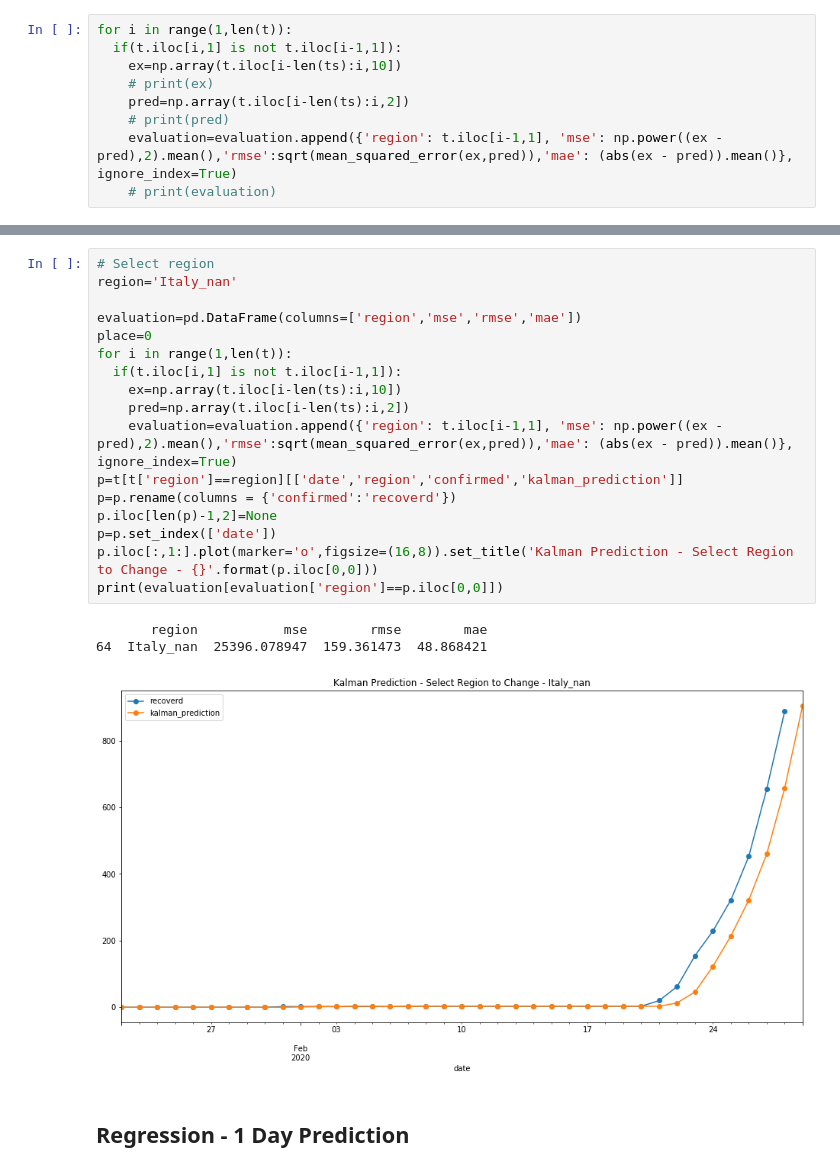
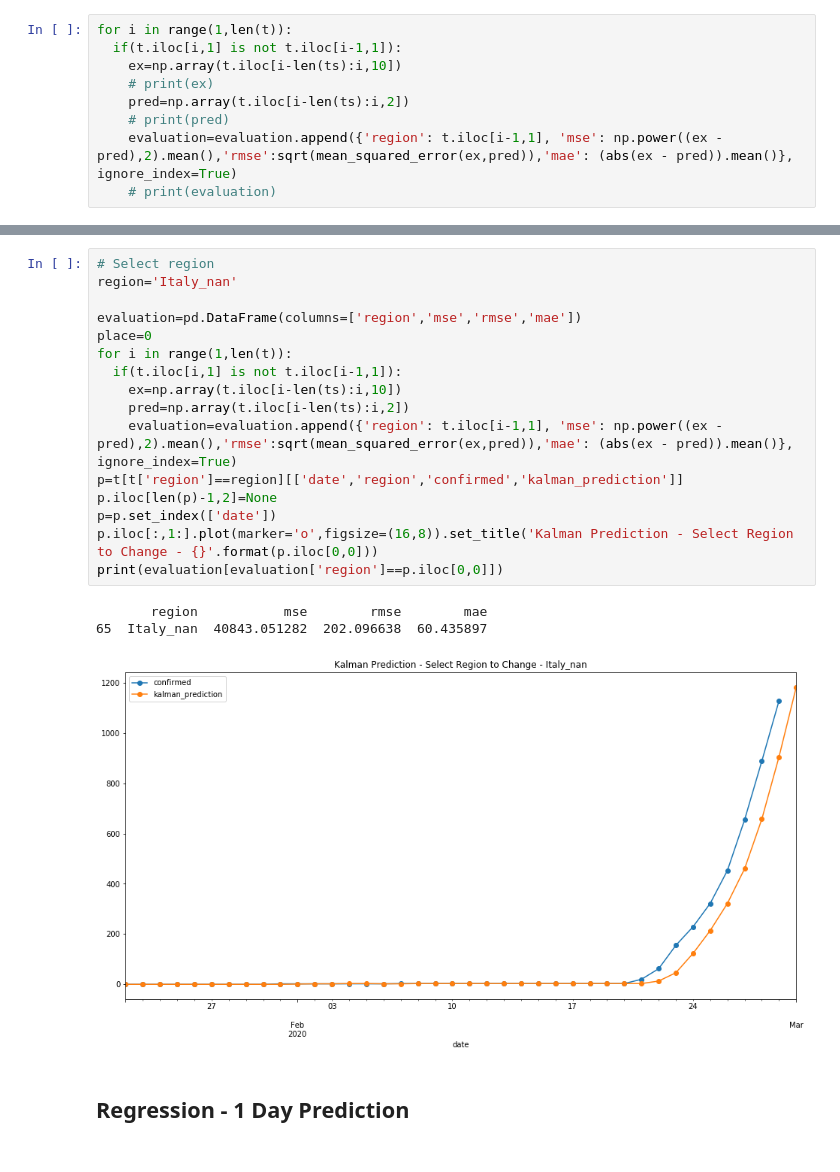
Before and after one commit to Rank23/COVID19, a Jupyter notebook: COVID19_Prediction.ipynb, the cells around one changed output, grey strips where cells are left out. Drawn from its saved outputs; the diff is of its cells as text.

```diff
--- a/COVID19_Prediction.ipynb
+++ b/COVID19_Prediction.ipynb
@@ -536,24 +523,23 @@ print(evaluation[evaluation['region']==p.iloc[0,0]])
 # %%
 # Select region
 region='Italy_nan'
 
 evaluation=pd.DataFrame(columns=['region','mse','rmse','mae'])
 place=0
 for i in range(1,len(t)):
   if(t.iloc[i,1] is not t.iloc[i-1,1]):
     ex=np.array(t.iloc[i-len(ts):i,10])
     pred=np.array(t.iloc[i-len(ts):i,2])
     evaluation=evaluation.append({'region': t.iloc[i-1,1], 'mse': np.power((ex - pred),2).mean(),'rmse':sqrt(mean_squared_error(ex,pred)),'mae': (abs(ex - pred)).mean()}, ignore_index=True)
 p=t[t['region']==region][['date','region','confirmed','kalman_prediction']]
-p=p.rename(columns = {'confirmed':'recoverd'})
 p.iloc[len(p)-1,2]=None
 p=p.set_index(['date'])
 p.iloc[:,1:].plot(marker='o',figsize=(16,8)).set_title('Kalman Prediction - Select Region to Change - {}'.format(p.iloc[0,0]))
 print(evaluation[evaluation['region']==p.iloc[0,0]])
 # %% [output]
        region           mse        rmse        mae
-64  Italy_nan  25396.078947  159.361473  48.868421
+65  Italy_nan  40843.051282  202.096638  60.435897
-[figure, old version]
+[figure, new version]
 # %% [markdown]
 ## Regression - 1 Day Prediction
 # %%
```
Also changed, not shown: parts of 27 cells of this notebook.
